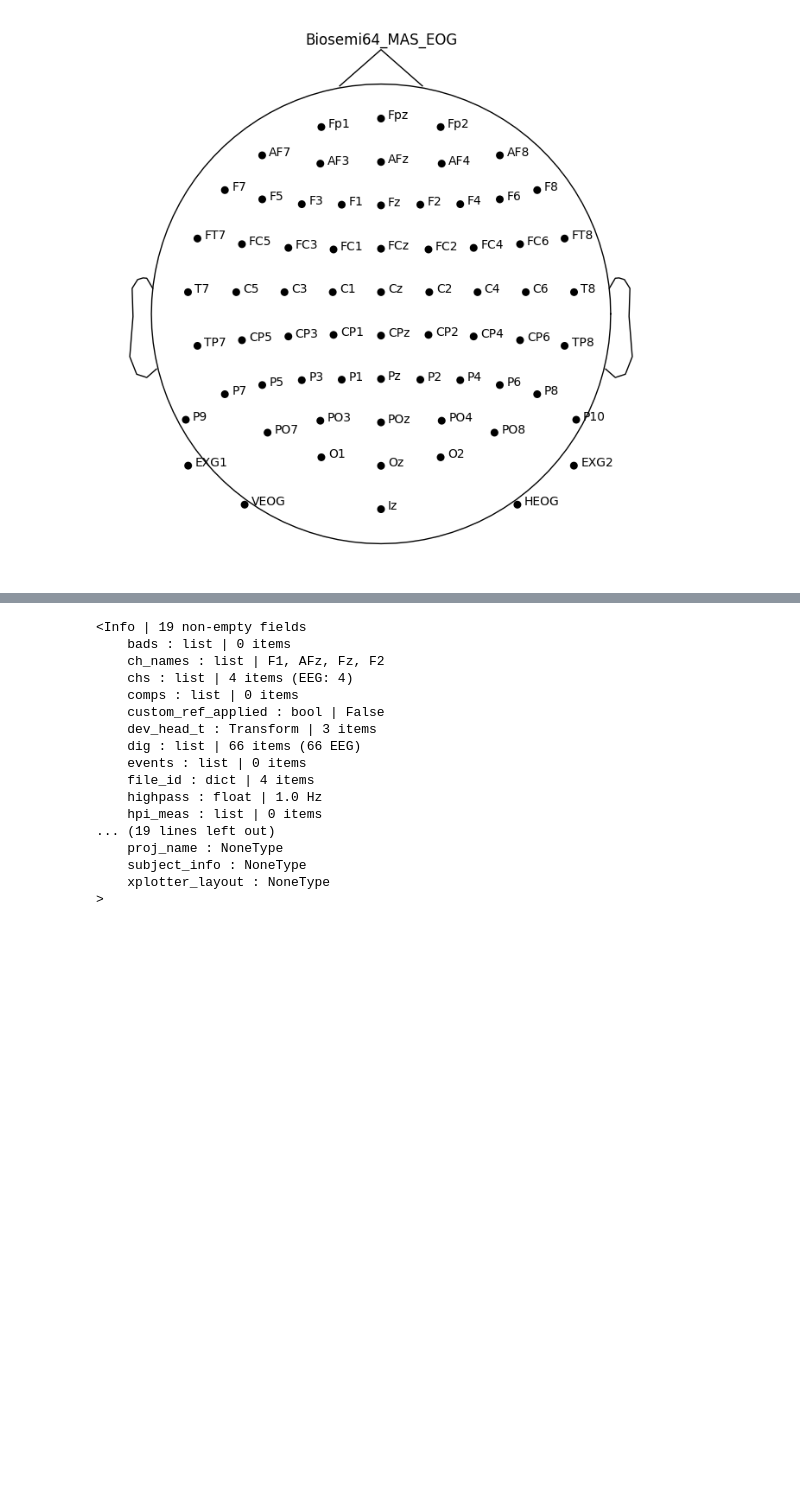
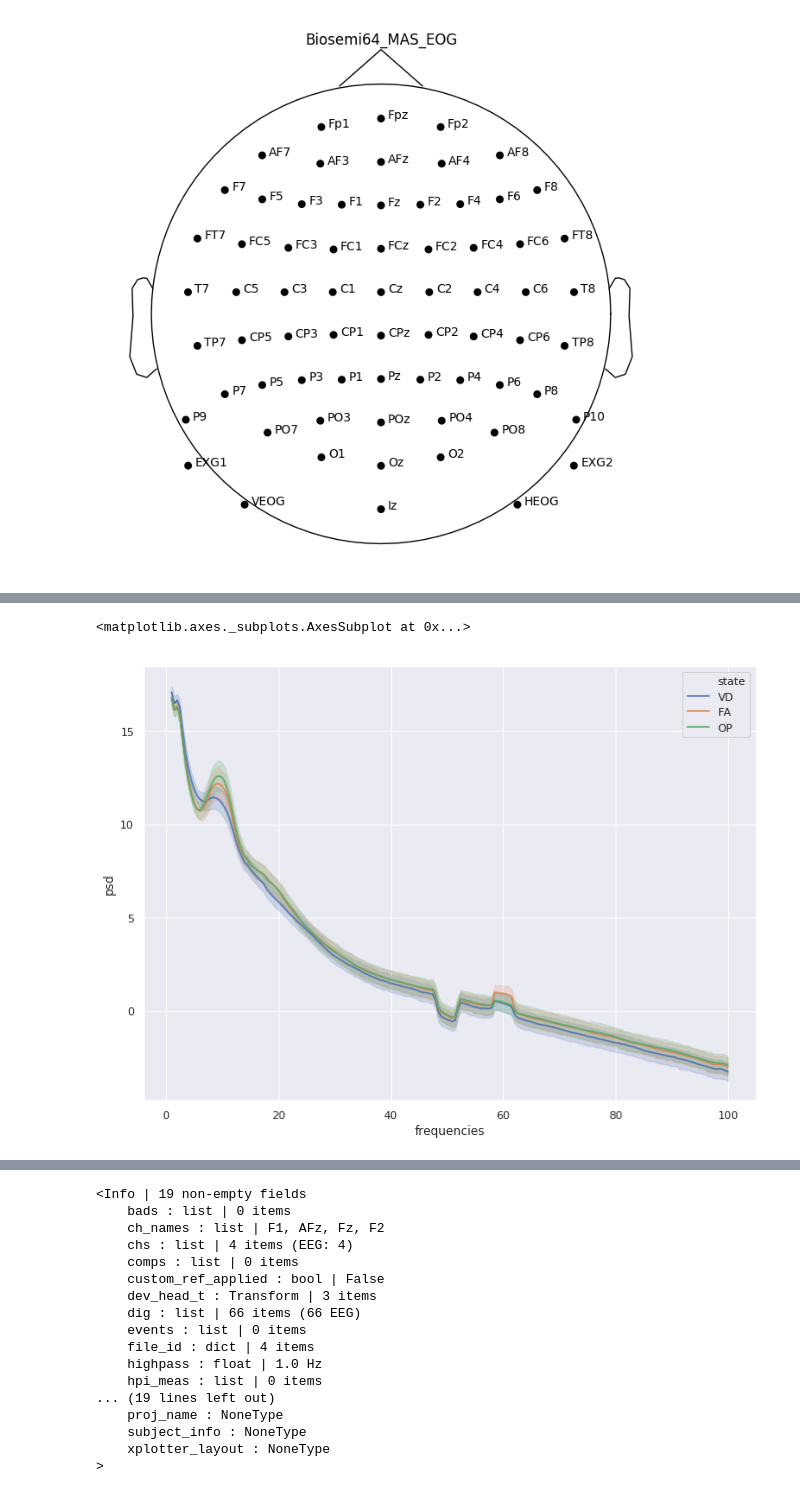
Before and after one commit to GanshengT/INSERM_EEG_Enrico_Proc, a Jupyter notebook: script_TAN/processing/process_h1.ipynb, the cells around one changed output, grey strips where cells are left out. Drawn from its saved outputs; the diff is of its cells as text; code cells hidden in the pictures; blank space fills up the shorter version.

```diff
--- a/script_TAN/processing/process_h1.ipynb
+++ b/script_TAN/processing/process_h1.ipynb
@@ -71,0 +34,4 @@ precleaned_epochs_frontal_OP.plot_psd_topomap(normalize=True)
+# %%
+precleaned_epochs_baseline_VD =precleaned_epochs['111.0','112.0']
+precleaned_epochs_baseline_FA =precleaned_epochs['211.0','212.0']
+precleaned_epochs_baseline_OP =precleaned_epochs['311.0','312.0']
@@ -71,0 +257,11 @@ precleaned_epochs_frontal_OP.plot_psd_topomap(normalize=True)
+# %%
+from matplotlib import pyplot
+sns.set(style="darkgrid")
+fig_dim = (11,8)
+fig,ax = pyplot.subplots(figsize = fig_dim)
+
+#ci = 95
+sns.lineplot(x='frequencies',y='psd',hue='state',ci=80,data = df_psd,ax=ax)
+# %% [output]
+<matplotlib.axes._subplots.AxesSubplot at 0x...>
+[figure, added]
```
Also changed, not shown: parts of 12 cells of this notebook, 11 other files.
